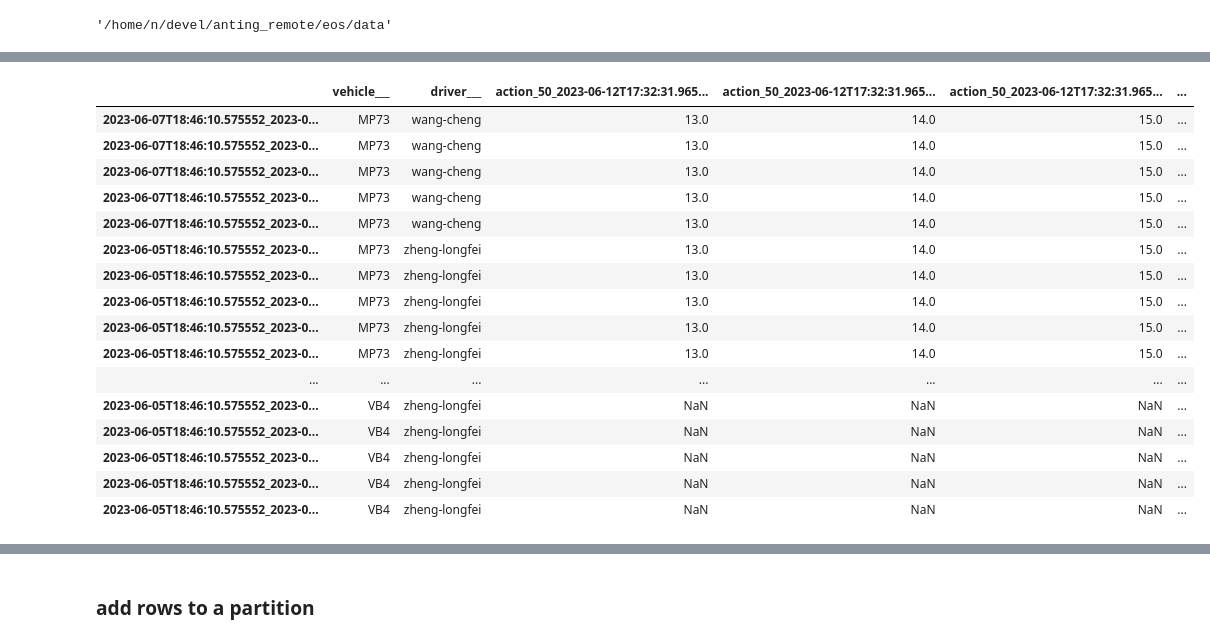
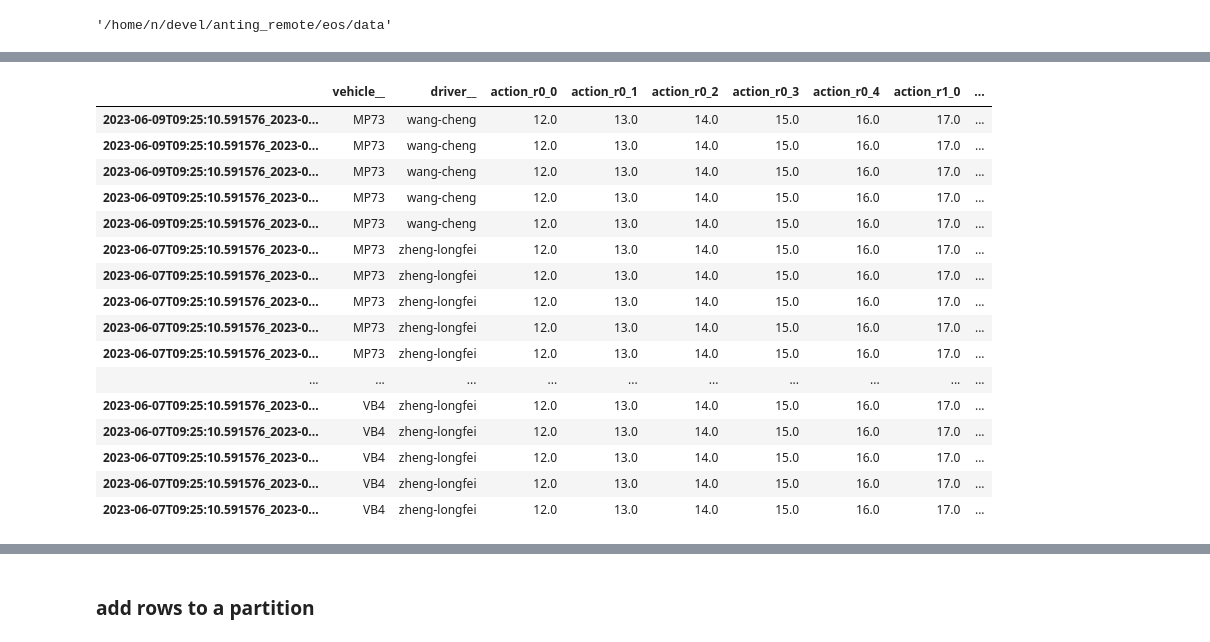
Before and after one commit to Binjian/eos, a Jupyter notebook: eos/utils/eos_timeseries_dataframe.ipynb, the cells around one changed output, grey strips where cells are left out. Saved outputs shown, nothing was run; the diff lists cells and outputs as text; code cells hidden in the pictures.

```diff
--- a/eos/utils/eos_timeseries_dataframe.ipynb
+++ b/eos/utils/eos_timeseries_dataframe.ipynb
@@ -138,6 +137,7 @@ DatetimeIndex(['2023-06-12 17:32:31.865217', '2023-06-12 17:32:31.885217',
 # %%
 state = df_ss.stack().swaplevel(0, 1)
 state.name = 'state'
+state.index.names = ['rows', 'idx']
 state.sort_index(inplace=True)
 state
 # %% [output]
@@ -475,7 +515,7 @@ observation_list = [
 # %%
 
 dfs_epi = pd.concat(observation_list, axis=1).transpose()
-dfs_epi.columns.names = ['tuple', 'measurement', 'timestep', 'extra']
+dfs_epi.columns.names = ['tuple', 'rows', 'idx']
 dfs_epi.columns
-display('dfs_epi')
+dfs_epi
 # %% [output]
@@ -976,7 +1099,7 @@ dfs_episodes['driver'] = dfs_episodes['driver'].astype("category")
 # sliced.values
 
 dfs_episodes_sorted = dfs_episodes.sort_index(
-    axis=1, level=[0, 1, 2, 3], ascending=[True, True, True, True]
+    axis=1, level=[0, 1, 2], ascending=[True, True, True]
 )
 dfs_episodes_sorted.sort_index(axis=0, inplace=True)
 # dfs_episodes_sorted = dfs_episodes.sort_index(axis=1, level=[0,1], ascending=[True, True])
@@ -2466,22 +2555,34 @@ MultiIndex([('2023-06-07 18:46:10.575552', '2023-06-12 18:32:31.865217'),
 
 flat_idx = dfs_episodes_new_flat.index.to_flat_index()
 flat_idx = [
-    f'{x[0].strftime("%Y-%m-%dT%H:%M:%S.%f")}_{x[1].strftime("%Y-%m-%dT%H:%M:%S.%f")}' if x[1] != '' else f'{x[0].strftime("%Y-%m-%dT%H:%M:%S.%f")}'
+    f'{x[0].strftime("%Y-%m-%dT%H:%M:%S.%f")}_{x[1].strftime("%Y-%m-%dT%H:%M:%S.%f")}'
+    if x[1] != ''
+    else f'{x[0].strftime("%Y-%m-%dT%H:%M:%S.%f")}'
     for x in flat_idx
-    ]
+]
 # flat_idx
 
 # encoding columns
 flat_cols = dfs_episodes_new_flat.columns.to_flat_index()
 # flat_cols
+# flat_cols = [
+#     f'{x[0]}_{x[1]}_{x[2].strftime("%Y-%m-%dT%H:%M:%S.%f")}_{x[3]}'
+#     if (x[1] != '' and x[3] not in ('', pd.NaT, str(pd.NA)))
+#     else f'{x[0]}_{x[1]}_{x[2].strftime("%Y-%m-%dT%H:%M:%S.%f")}_'
+#     if (x[1] != '' and x[3] in ('', pd.NaT, str(pd.NA)))
+#     else f'{x[0]}__{x[2].strftime("%Y-%m-%dT%H:%M:%S.%f")}_'
+#     if (x[2] not in ('', pd.NaT, str(pd.NA)))
+#     else f'{x[0]}___'
+#     for x in flat_cols
+# ]
 flat_cols = [
-    f'{x[0]}_{x[1]}_{x[2].strftime("%Y-%m-%dT%H:%M:%S.%f")}_{x[3]}'
-    if (x[1] != '' and x[3] not in ('', pd.NaT,str(pd.NA)))
-    else f'{x[0]}_{x[1]}_{x[2].strftime("%Y-%m-%dT%H:%M:%S.%f")}_'
-    if (x[1] != '' and x[3] in ('',pd.NaT,str(pd.NA)))
-    else f'{x[0]}__{x[2].strftime("%Y-%m-%dT%H:%M:%S.%f")}_'
-    if (x[2] not in ('',pd.NaT,str(pd.NA)))
-    else f'{x[0]}___'
+    f'{x[0]}_{x[1]}_{x[2]}'
+    if (x[1] != '' and x[2] not in ('', pd.NaT, str(pd.NA)))
+    else f'{x[0]}_{x[1]}_'
+    if (x[1] != '' and x[2] in ('', pd.NaT, str(pd.NA)))
+    else f'{x[0]}__{x[2]}'
+    if (x[2] not in ('', pd.NaT, str(pd.NA)))
+    else f'{x[0]}__'
     for x in flat_cols
 ]
 flat_cols
@@ -2507,10 +2608,12 @@ flat_cols
 
 dfs_episodes_new_flat.columns = flat_cols
 dfs_episodes_new_flat.index = flat_idx
-dfs_episodes_new_flat['vehicle___'] = dfs_episodes_new_flat['vehicle___'].astype("category")
-dfs_episodes_new_flat['driver___'] = dfs_episodes_new_flat['driver___'].astype("category")
+dfs_episodes_new_flat['vehicle__'] = dfs_episodes_new_flat['vehicle__'].astype(
+    "category"
+)
+dfs_episodes_new_flat['driver__'] = dfs_episodes_new_flat['driver__'].astype("category")
 
-#dfs_episodes_new_flat.index.name = 'episodestart_timestamp'
+# dfs_episodes_new_flat.index.name = 'episodestart_timestamp'
 dfs_episodes_new_flat.index
 dfs_episodes_new_flat.dtypes
 # dfs_episodes_new_flat.columns.name = 'episodestart_timestamp'
@@ -2570,18 +2670,18 @@ Index(['vehicle___', 'driver___', 'action_50_2023-06-12T17:32:31.965217_0.0',
       dtype='object')
-|  | vehicle___ | driver___ | action_50_2023-06-12T17:32:31.965... | action_50_2023-06-12T17:32:31.965... | action_50_2023-06-12T17:32:31.965... | ... |
-| 2023-06-07T18:46:10.575552_2023-0... | MP73 | wang-cheng | 13.0 | 14.0 | 15.0 | ... |
-| 2023-06-07T18:46:10.575552_2023-0... | MP73 | wang-cheng | 13.0 | 14.0 | 15.0 | ... |
-| 2023-06-07T18:46:10.575552_2023-0... | MP73 | wang-cheng | 13.0 | 14.0 | 15.0 | ... |
-| 2023-06-07T18:46:10.575552_2023-0... | MP73 | wang-cheng | 13.0 | 14.0 | 15.0 | ... |
-| 2023-06-07T18:46:10.575552_2023-0... | MP73 | wang-cheng | 13.0 | 14.0 | 15.0 | ... |
-| 2023-06-05T18:46:10.575552_2023-0... | MP73 | zheng-longfei | 13.0 | 14.0 | 15.0 | ... |
-| 2023-06-05T18:46:10.575552_2023-0... | MP73 | zheng-longfei | 13.0 | 14.0 | 15.0 | ... |
-| 2023-06-05T18:46:10.575552_2023-0... | MP73 | zheng-longfei | 13.0 | 14.0 | 15.0 | ... |
-| 2023-06-05T18:46:10.575552_2023-0... | MP73 | zheng-longfei | 13.0 | 14.0 | 15.0 | ... |
-| 2023-06-05T18:46:10.575552_2023-0... | MP73 | zheng-longfei | 13.0 | 14.0 | 15.0 | ... |
-| ... | ... | ... | ... | ... | ... | ... |
-| 2023-06-05T18:46:10.575552_2023-0... | VB4 | zheng-longfei | NaN | NaN | NaN | ... |
-| 2023-06-05T18:46:10.575552_2023-0... | VB4 | zheng-longfei | NaN | NaN | NaN | ... |
-| 2023-06-05T18:46:10.575552_2023-0... | VB4 | zheng-longfei | NaN | NaN | NaN | ... |
-| 2023-06-05T18:46:10.575552_2023-0... | VB4 | zheng-longfei | NaN | NaN | NaN | ... |
-| 2023-06-05T18:46:10.575552_2023-0... | VB4 | zheng-longfei | NaN | NaN | NaN | ... |
+|  | vehicle__ | driver__ | action_r0_0 | action_r0_1 | action_r0_2 | action_r0_3 | action_r0_4 | action_r1_0 | ... |
+| 2023-06-09T09:25:10.591576_2023-0... | MP73 | wang-cheng | 12.0 | 13.0 | 14.0 | 15.0 | 16.0 | 17.0 | ... |
+| 2023-06-09T09:25:10.591576_2023-0... | MP73 | wang-cheng | 12.0 | 13.0 | 14.0 | 15.0 | 16.0 | 17.0 | ... |
+| 2023-06-09T09:25:10.591576_2023-0... | MP73 | wang-cheng | 12.0 | 13.0 | 14.0 | 15.0 | 16.0 | 17.0 | ... |
+| 2023-06-09T09:25:10.591576_2023-0... | MP73 | wang-cheng | 12.0 | 13.0 | 14.0 | 15.0 | 16.0 | 17.0 | ... |
+| 2023-06-09T09:25:10.591576_2023-0... | MP73 | wang-cheng | 12.0 | 13.0 | 14.0 | 15.0 | 16.0 | 17.0 | ... |
+| 2023-06-07T09:25:10.591576_2023-0... | MP73 | zheng-longfei | 12.0 | 13.0 | 14.0 | 15.0 | 16.0 | 17.0 | ... |
+| 2023-06-07T09:25:10.591576_2023-0... | MP73 | zheng-longfei | 12.0 | 13.0 | 14.0 | 15.0 | 16.0 | 17.0 | ... |
+| 2023-06-07T09:25:10.591576_2023-0... | MP73 | zheng-longfei | 12.0 | 13.0 | 14.0 | 15.0 | 16.0 | 17.0 | ... |
+| 2023-06-07T09:25:10.591576_2023-0... | MP73 | zheng-longfei | 12.0 | 13.0 | 14.0 | 15.0 | 16.0 | 17.0 | ... |
+| 2023-06-07T09:25:10.591576_2023-0... | MP73 | zheng-longfei | 12.0 | 13.0 | 14.0 | 15.0 | 16.0 | 17.0 | ... |
+| ... | ... | ... | ... | ... | ... | ... | ... | ... | ... |
+| 2023-06-07T09:25:10.591576_2023-0... | VB4 | zheng-longfei | 12.0 | 13.0 | 14.0 | 15.0 | 16.0 | 17.0 | ... |
+| 2023-06-07T09:25:10.591576_2023-0... | VB4 | zheng-longfei | 12.0 | 13.0 | 14.0 | 15.0 | 16.0 | 17.0 | ... |
+| 2023-06-07T09:25:10.591576_2023-0... | VB4 | zheng-longfei | 12.0 | 13.0 | 14.0 | 15.0 | 16.0 | 17.0 | ... |
+| 2023-06-07T09:25:10.591576_2023-0... | VB4 | zheng-longfei | 12.0 | 13.0 | 14.0 | 15.0 | 16.0 | 17.0 | ... |
+| 2023-06-07T09:25:10.591576_2023-0... | VB4 | zheng-longfei | 12.0 | 13.0 | 14.0 | 15.0 | 16.0 | 17.0 | ... |
```
Also changed, not shown: parts of 76 cells of this notebook.
